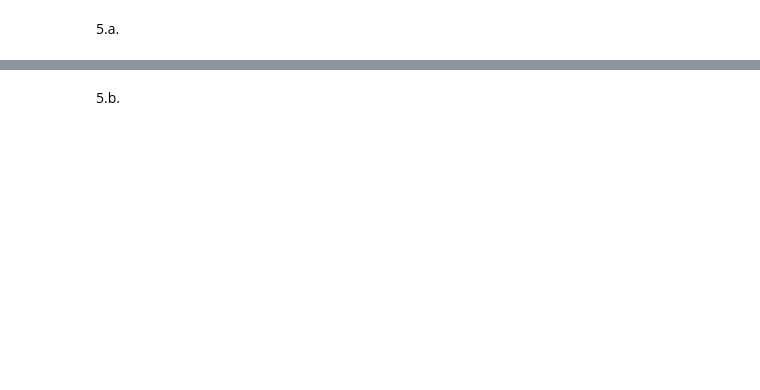
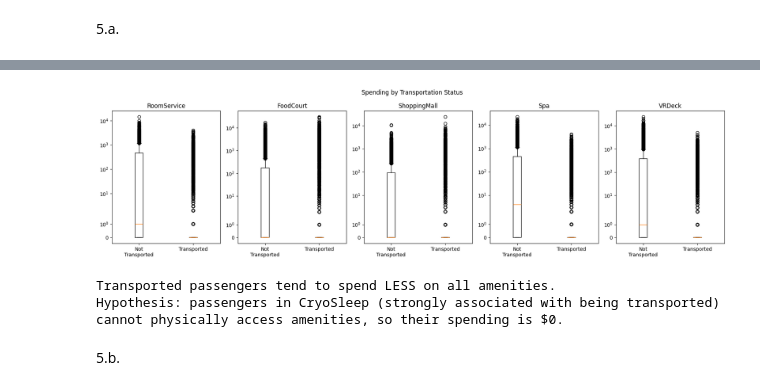
Before and after one commit to harrymyers/CSM146, a Jupyter notebook: hw1/hw1_problem5.ipynb, the cells around one changed output, grey strips where cells are left out. Cells and saved outputs as stored; diff of their text form; code cells hidden in the pictures; blank space fills up the shorter version.

```diff
--- a/hw1/hw1_problem5.ipynb
+++ b/hw1/hw1_problem5.ipynb
@@ -79,21 +135,26 @@ print('likely to have been transported to the alternate dimension.')
 # %%
 # (vi) Spending features vs Transported (box plots)
 spend_feats = ['RoomService', 'FoodCourt', 'ShoppingMall', 'Spa', 'VRDeck']
 df_t = df.copy()
 df_t['Transported'] = df_t['Transported'].astype(int)
 fig, axes = plt.subplots(1, 5, figsize=(18, 5))
 for ax, col in zip(axes, spend_feats):
     d0 = df_t[df_t['Transported'] == 0][col].dropna()
     d1 = df_t[df_t['Transported'] == 1][col].dropna()
-    ax.boxplot([d0, d1], labels=['Not\nTransported', 'Transported'])
+    ax.boxplot([d0, d1], tick_labels=['Not\nTransported', 'Transported'])
     ax.set_title(col)
     ax.set_yscale('symlog')
 plt.suptitle('Spending by Transportation Status')
 plt.tight_layout()
 plt.show()
 print('Transported passengers tend to spend LESS on all amenities.')
 print('Hypothesis: passengers in CryoSleep (strongly associated with being transported)')
 print('cannot physically access amenities, so their spending is $0.')
+# %% [output]
+[figure, added]
+Transported passengers tend to spend LESS on all amenities.
+Hypothesis: passengers in CryoSleep (strongly associated with being transported)
+cannot physically access amenities, so their spending is $0.
 # %% [markdown]
 5.b.
 # %%
```
Also changed, not shown: parts of 12 cells of this notebook, 25 other files.
